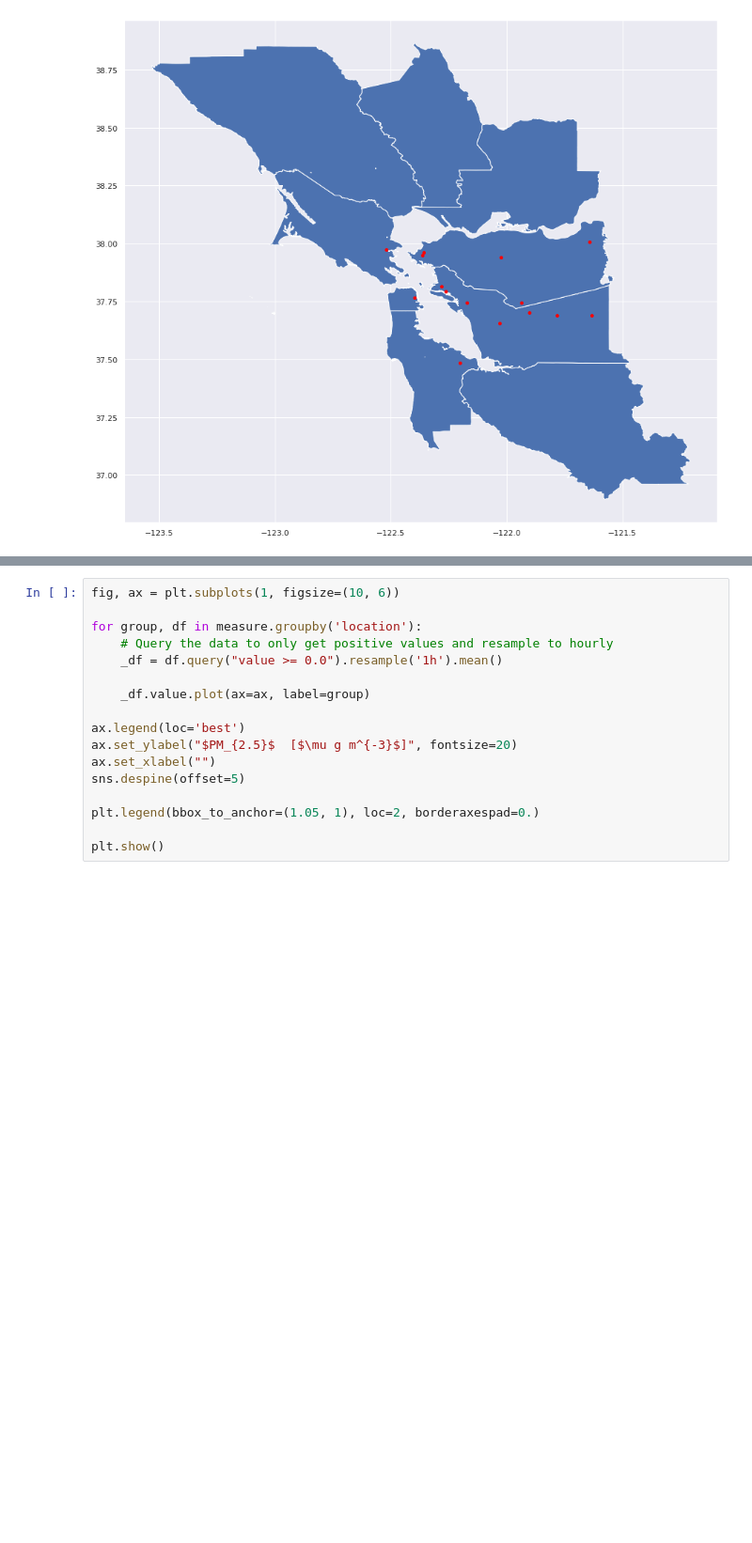
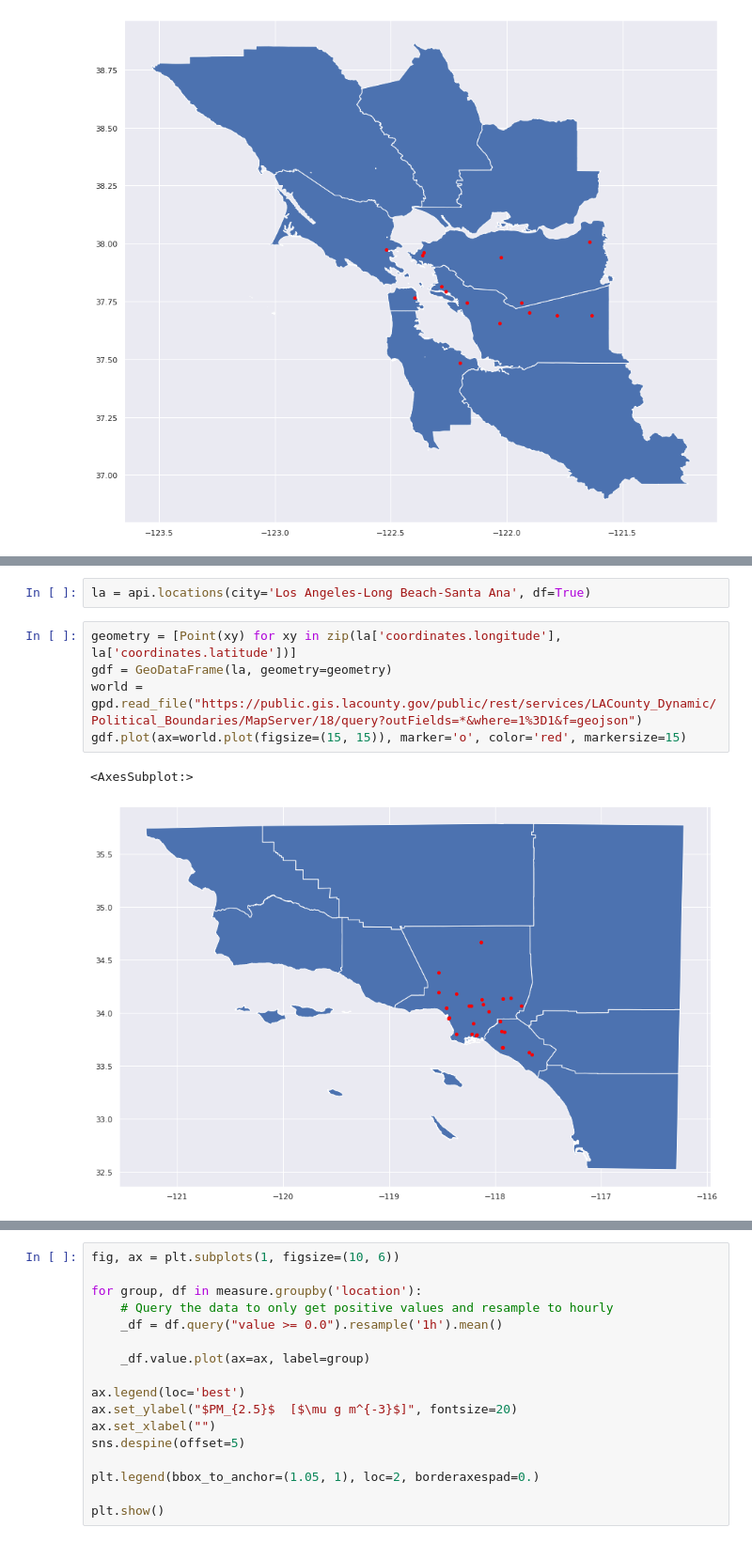
Before and after one commit to UCB-stat-159-s22/hw07-group13, a Jupyter notebook: ExplorationAndVisualization.ipynb, the cells around one changed output, grey strips where cells are left out. Shown at 94% size. Saved outputs shown, nothing was run; the diff lists cells and outputs as text; blank space fills up the shorter version.

Commit message:
added short desc and LA plots

```diff
--- a/ExplorationAndVisualization.ipynb
+++ b/ExplorationAndVisualization.ipynb
@@ -53,3 +67,13 @@ gdf.plot(ax=world.plot(figsize=(15, 15)), marker='o', color='red', markersize=15
+# %%
+la = api.locations(city='Los Angeles-Long Beach-Santa Ana', df=True)
+# %%
+geometry = [Point(xy) for xy in zip(la['coordinates.longitude'], la['coordinates.latitude'])]
+gdf = GeoDataFrame(la, geometry=geometry)
+world = gpd.read_file("https://public.gis.lacounty.gov/public/rest/services/LACounty_Dynamic/Political_Boundaries/MapServer/18/query?outFields=*&where=1%3D1&f=geojson")
+gdf.plot(ax=world.plot(figsize=(15, 15)), marker='o', color='red', markersize=15)
+# %% [output]
+<AxesSubplot:>
+[figure, added]
 # %%
 measure = api.measurements(city='San Francisco-Oakland-Fremont', parameter='pm25', limit=1000, df=True)
 
```
Also changed, not shown: parts of 9 cells of this notebook.
